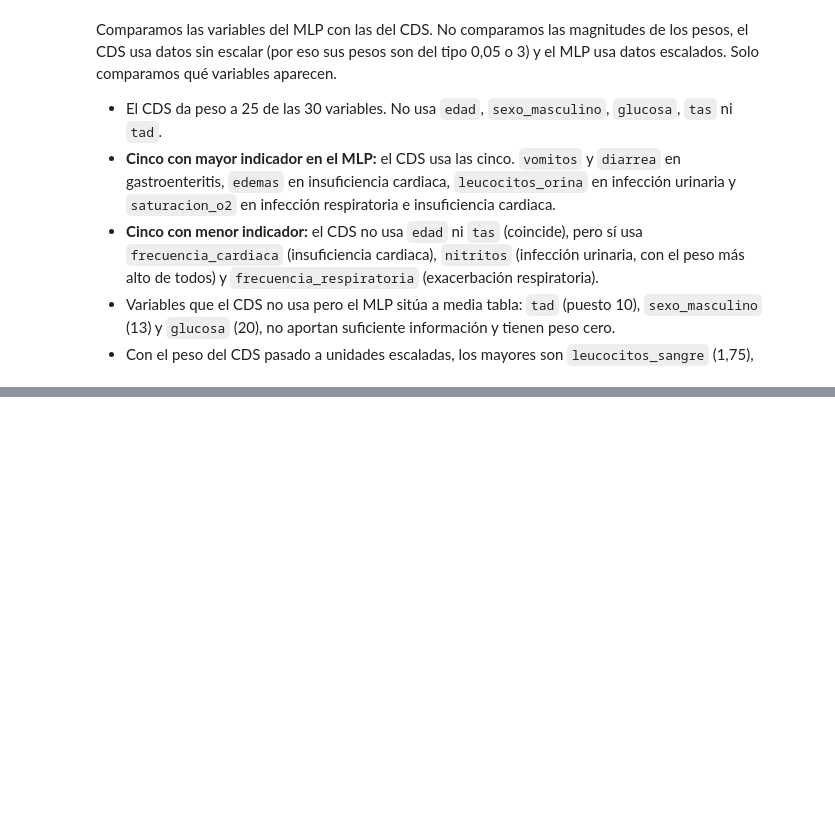
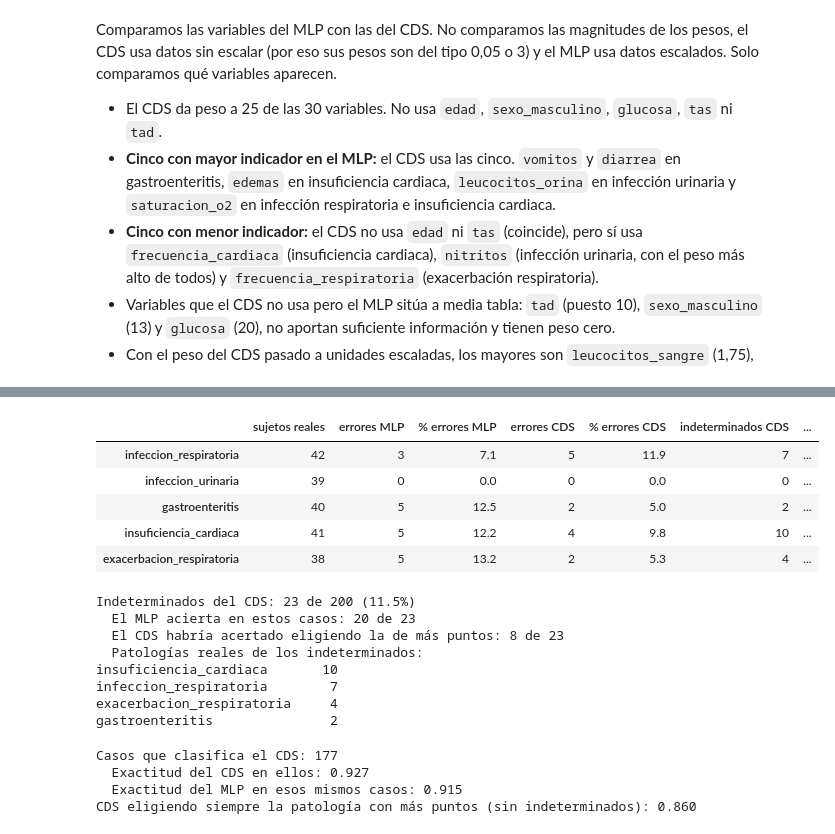
Before and after one commit to angelaNavarro11/sist-apoyo-decision-clinica, a Jupyter notebook: notebooks/Practica3-Resultados.ipynb, the cells around one changed output, grey strips where cells are left out. Saved outputs shown, nothing was run; the diff lists cells and outputs as text; code cells hidden in the pictures; blank space fills up the shorter version.

```diff
--- a/notebooks/Practica3-Resultados.ipynb
+++ b/notebooks/Practica3-Resultados.ipynb
@@ -1038,0 +1159,18 @@ Pero hay diferencias: `nitritos`, `frecuencia_cardiaca` y `frecuencia_respirator
+# %%
+y_real = np.array(y_prueba)
+p_mlp, p_cds = np.array(pred_mlp), np.array(pred_cds)
+acierta_mlp, acierta_cds = (p_mlp == y_real), (p_cds == y_real)
+coinciden = (p_mlp == p_cds)          # un "indeterminado" del CDS nunca coincide con el MLP
+n = len(y_real)
+
+casos = {
+    "coinciden en la predicción": coinciden.sum(),
+    "   de ellos, ambos aciertan": (coinciden & acierta_mlp).sum(),
+    "   de ellos, ambos fallan (el mismo error)": (coinciden & ~acierta_mlp).sum(),
+    "discrepan": (~coinciden).sum(),
+    "   de ellos, solo acierta el MLP": (~coinciden & acierta_mlp).sum(),
+    "   de ellos, solo acierta el CDS": (~coinciden & acierta_cds).sum(),
+    "   de ellos, no acierta ninguno": (~coinciden & ~acierta_mlp & ~acierta_cds).sum()}
+tabla_coinc = pd.DataFrame({"nº sujetos": pd.Series(casos)})
+tabla_coinc["% de la prueba"] = (100 * tabla_coinc["nº sujetos"] / n).round(1)
+tabla_coinc
@@ -1038,0 +1186,53 @@ Pero hay diferencias: `nitritos`, `frecuencia_cardiaca` y `frecuencia_respirator
+# %%
+# Errores por patología (sobre los sujetos reales de cada patología)
+m_mlp, m_cds = res_mlp["matriz"], res_cds["matriz"]
+reales = m_mlp.sum(axis=1)
+err_mlp = reales - np.diag(m_mlp[PATOLOGIAS].values)
+indet_cds = m_cds[INDETERMINADO] if INDETERMINADO in m_cds.columns else pd.Series(0, index=PATOLOGIAS)
+err_cds = reales - np.diag(m_cds[PATOLOGIAS].values) - indet_cds      # errores de verdad sin contar indeterminados
+
+tabla_errores = pd.DataFrame({
+    "sujetos reales": reales,
+    "errores MLP": err_mlp, "% errores MLP": 100 * err_mlp / reales,
+    "errores CDS": err_cds, "% errores CDS": 100 * err_cds / reales,
+    "indeterminados CDS": indet_cds, "% indeterminados CDS": 100 * indet_cds / reales}).round(1)
+display(tabla_errores)
+
+# Consecuencias de los casos indeterminados del CDS
+indet = (p_cds == INDETERMINADO)
+print(f"Indeterminados del CDS: {indet.sum()} de {n} ({indet.mean():.1%})")
+if indet.sum() > 0:
+    print("  El MLP acierta en estos casos:", int(acierta_mlp[indet].sum()), "de", int(indet.sum()))
+    # Solo para analizar qué habría dicho el CDS eligiendo la patología con más puntos (no ajusta nada)
+    top1 = np.array([cds_predice(x, W_cds, B_cds, PATOLOGIAS, umbral_indeterminado=0)[0]
+                    for x in X_prueba[columnas_X].values])
+    print("  El CDS habría acertado eligiendo la de más puntos:", int((top1[indet] == y_real[indet]).sum()), "de", int(indet.sum()))
+    print("  Patologías reales de los indeterminados:")
+    print(pd.Series(y_real[indet]).value_counts().to_string())
+# %% [output]
+|  | sujetos reales | errores MLP | % errores MLP | errores CDS | % errores CDS | indeterminados CDS | ... |
+| infeccion_respiratoria | 42 | 3 | 7.1 | 5 | 11.9 | 7 | ... |
+| infeccion_urinaria | 39 | 0 | 0.0 | 0 | 0.0 | 0 | ... |
+| gastroenteritis | 40 | 5 | 12.5 | 2 | 5.0 | 2 | ... |
+| insuficiencia_cardiaca | 41 | 5 | 12.2 | 4 | 9.8 | 10 | ... |
+| exacerbacion_respiratoria | 38 | 5 | 13.2 | 2 | 5.3 | 4 | ... |
+Indeterminados del CDS: 23 de 200 (11.5%)
+  El MLP acierta en estos casos: 20 de 23
+  El CDS habría acertado eligiendo la de más puntos: 8 de 23
+  Patologías reales de los indeterminados:
+insuficiencia_cardiaca       10
+infeccion_respiratoria        7
+exacerbacion_respiratoria     4
+gastroenteritis               2
+# %%
+# Comparamos los dos sistemas solo en los casos que el CDS sí clasifica, sin contar sus indeterminados
+clasificados = ~indet
+print(f"Casos que clasifica el CDS: {clasificados.sum()}")
+print(f"  Exactitud del CDS en ellos: {acierta_cds[clasificados].mean():.3f}")
+print(f"  Exactitud del MLP en esos mismos casos: {acierta_mlp[clasificados].mean():.3f}")
+print(f"CDS eligiendo siempre la patología con más puntos (sin indeterminados): {(top1 == y_real).mean():.3f}")
+# %% [output]
+Casos que clasifica el CDS: 177
+  Exactitud del CDS en ellos: 0.927
+  Exactitud del MLP en esos mismos casos: 0.915
+CDS eligiendo siempre la patología con más puntos (sin indeterminados): 0.860
```
Also changed, not shown: parts of 12 cells of this notebook.
